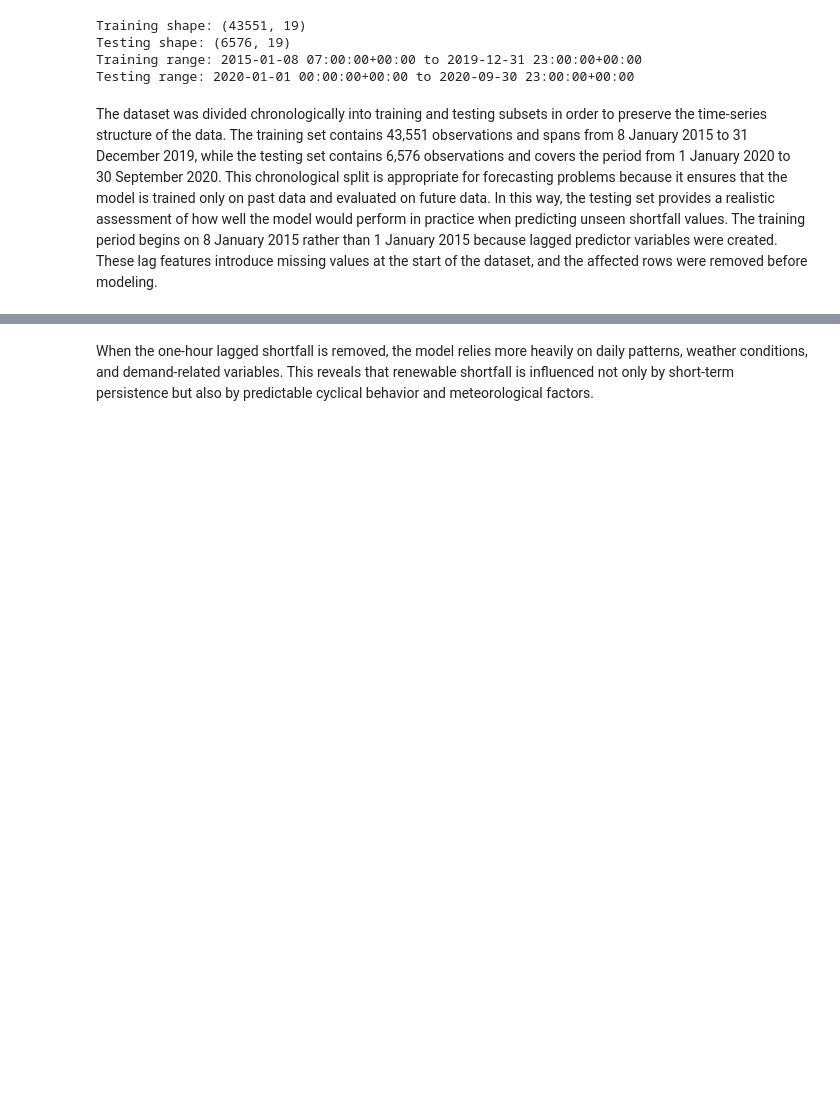
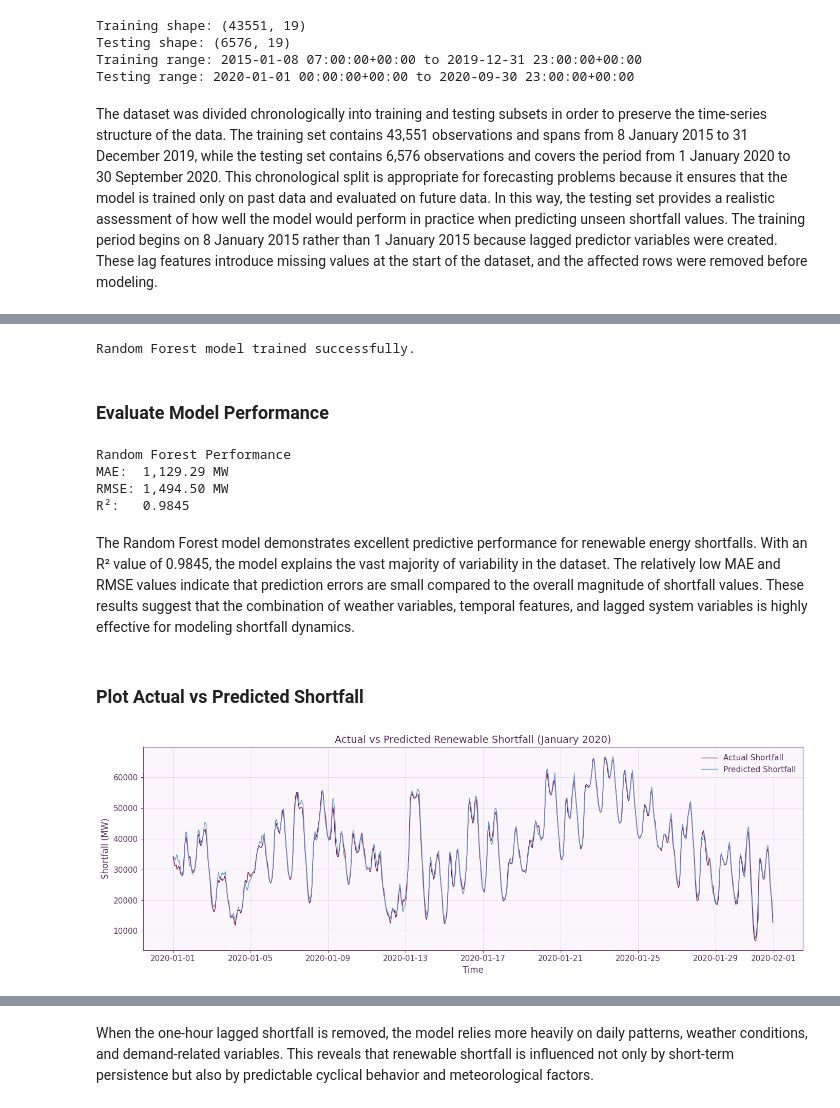
Before and after one commit to Varie737/Renewable-Energy-Data-Analysis, a Jupyter notebook: Renewable Energy Data Analysis project.ipynb, the cells around one changed output, grey strips where cells are left out. Saved outputs shown, nothing was run; the diff lists cells and outputs as text; code cells hidden in the pictures; blank space fills up the shorter version.

```diff
--- a/Renewable Energy Data Analysis project.ipynb
+++ b/Renewable Energy Data Analysis project.ipynb
@@ -885,15 +695,0 @@ The weather-only Random Forest model was trained using 43,551 hourly observation
-# %%
-rf_weather = RandomForestRegressor(
-    n_estimators=200,
-    max_depth=15,
-    min_samples_split=10,
-    min_samples_leaf=4,
-    random_state=42,
-    n_jobs=-1
-)
-
-rf_weather.fit(X_train_weather, y_train)
-
-y_pred_rf_weather = rf_weather.predict(X_test_weather)
-
-print("Random Forest weather-only model trained successfully.")
@@ -1128,0 +732,57 @@ Overall, this confirms that the full-feature model’s high performance is mainl
+# %%
+rf = RandomForestRegressor(
+    n_estimators=200,
+    max_depth=15,
+    min_samples_split=10,
+    min_samples_leaf=4,
+    random_state=42,
+    n_jobs=-1
+)
+
+rf.fit(X_train, y_train)
+
+y_pred_rf = rf.predict(X_test)
+
+print("Random Forest model trained successfully.")
+# %% [output]
+Random Forest model trained successfully.
+# %% [markdown]
+### Evaluate Model Performance
+# %%
+mae_rf = mean_absolute_error(y_test, y_pred_rf)
+rmse_rf = np.sqrt(mean_squared_error(y_test, y_pred_rf))
+r2_rf = r2_score(y_test, y_pred_rf)
+
+print("Random Forest Performance")
+print(f"MAE:  {mae_rf:,.2f} MW")
+print(f"RMSE: {rmse_rf:,.2f} MW")
+print(f"R²:   {r2_rf:.4f}")
+# %% [output]
+Random Forest Performance
+MAE:  1,129.29 MW
+RMSE: 1,494.50 MW
+R²:   0.9845
+# %% [markdown]
+The Random Forest model demonstrates excellent predictive performance for renewable energy shortfalls. With an R² value of 0.9845, the model explains the vast majority of variability in the dataset. The relatively low MAE and RMSE values indicate that prediction errors are small compared to the overall magnitude of shortfall values. These results suggest that the combination of weather variables, temporal features, and lagged system variables is highly effective for modeling shortfall dynamics.
+# %% [markdown]
+### Plot Actual vs Predicted Shortfall
+# %%
+results_rf_weather = test[["utc_timestamp", "shortfall_mw"]].copy()
+results_rf_weather["predicted_shortfall_mw"] = y_pred_rf_weather
+
+plot_rf_weather = results_rf_weather[
+    (results_rf_weather["utc_timestamp"] >= "2020-01-01") &
+    (results_rf_weather["utc_timestamp"] < "2020-02-01")
+]
+
+plt.figure(figsize=(14,5))
+plt.plot(plot_rf_weather["utc_timestamp"], plot_rf_weather["shortfall_mw"], label="Actual Shortfall", color="#d62728", linewidth=1)
+plt.plot(plot_rf_weather["utc_timestamp"], plot_rf_weather["predicted_shortfall_mw"], label="Predicted Shortfall", color="#1f77b4", linewidth=1)
+plt.title("Actual vs Predicted Renewable Shortfall (January 2020)")
+plt.xlabel("Time")
+plt.ylabel("Shortfall (MW)")
+plt.legend()
+plt.tight_layout()
+plt.show()
+# %% [output]
+[figure, added]
```
Also changed, not shown: parts of 94 cells of this notebook, 3 other files.
